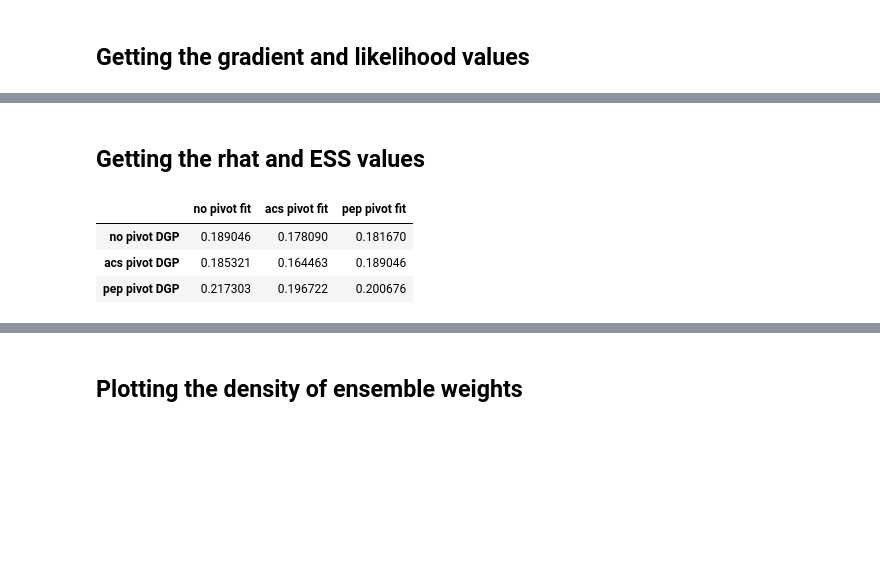
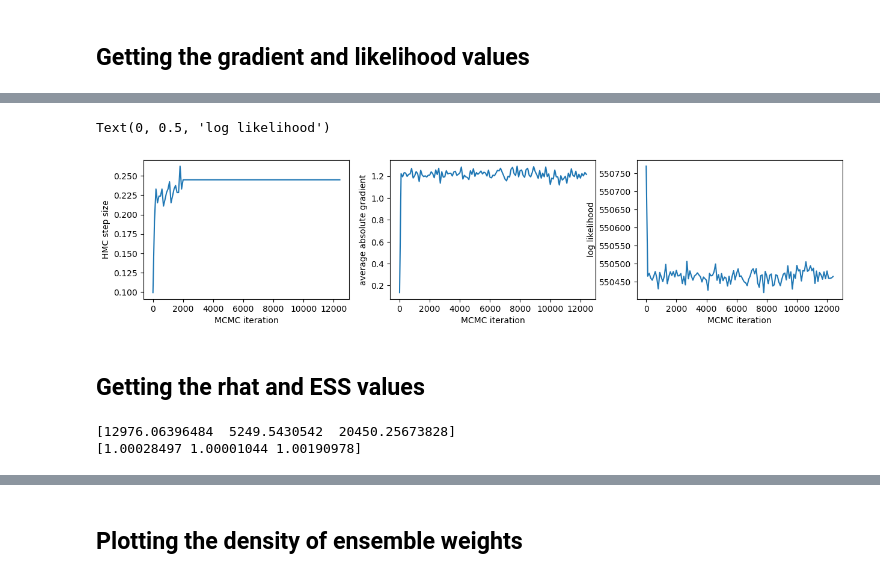
Before and after one commit to nickblink/pop_ensemble, a Jupyter notebook: code/train2010 - CAR debug.ipynb, the cells around one changed output, grey strips where cells are left out. Cells and saved outputs as stored; diff of their text form; code cells hidden in the pictures; blank space fills up the shorter version.

Commit message:
Cleaned plotting for single runs

```diff
--- a/code/train2010 - CAR debug.ipynb
+++ b/code/train2010 - CAR debug.ipynb
@@ -94,6 +95,7 @@ res_dict = {'CAR_samples': CAR_samples,
             'phi_true': phi_true,
             'u_true': u_true,
             'data': data,
+            'adjacency': adj_NY,
             'pivot_fit': pivot_fit,
             'pivot_DGP': pivot_DGP,
             'models': models,
@@ -133,7 +116,7 @@ with open(local_dir + 'CAR_samples_NY_n10000_realdata_div1000_2models_June132023
 # %%
 local_dir = 'C:/Users/Admin-Dell/Dropbox/Nick_Cranston/HSPH/Research/Nethery Project/Data/'
 #local_dir = 'C:/Users/nickl/Dropbox/Nick_Cranston/HSPH/Research/Nethery Project/Data/'
-file = local_dir + 'CAR_samples_NY_n10000_realdata_div1000_2models_May152023.pickle'
+file = local_dir + 'CAR_samples_NY_n10000_realdata_div1000_2models_June132023.pickle'
 with open(file, "rb") as input_file:
      #CAR_samples, chain_samples, sampler_stat, mcmc_config, phi_true, u_true, data_sub = pickle.load(input_file)
-    res_dict, mcmc_config = pickle.load(input_file)
+    res_dict = pickle.load(input_file)
@@ -142,2 +123,4 @@ models = ['acs', 'pep']
+# %%
+res_dict['adjacency'] = adj_NY
 # %% [markdown]
 ## Getting the gradient and likelihood values
@@ -168,0 +127,3 @@ res
+# %%
+target_log_prob_fn = get_log_prob_from_results(res_dict)
+res = pull_gradient_wrapper(res_dict['chain_samples'], target_log_prob_fn, step_sizes = res_dict['sampler_stat'][0].numpy())
@@ -169,21 +157,34 @@ res
+# %%
+plt.rcParams['figure.figsize'] = [15, 3]
+
+plt.subplot(1, 3, 1)
+plt.plot(res['iter'],res['step_size'])
+plt.xlabel('MCMC iteration')
+plt.ylabel('HMC step size')
+
+plt.subplot(1, 3, 2)
+plt.plot(res['iter'],res['mean_abs_grad'])
+plt.xlabel('MCMC iteration')
+plt.ylabel('average absolute gradient')
+
+plt.subplot(1, 3, 3)
+plt.plot(res['iter'],res['logL'])
+plt.xlabel('MCMC iteration')
+plt.ylabel('log likelihood')
+# %% [output]
+Text(0, 0.5, 'log likelihood')
+[figure, added]
 # %% [markdown]
 ## Getting the rhat and ESS values
-# %%
-stepsize_vec = list()
-for key in res_dict.keys():
-    sampler_stat = res_dict[key][2]
-    stepsize_vec.append(sampler_stat[0][0].numpy())
-
-# make the data frame
-df_stepsize = pd.DataFrame(np.reshape(np.array(stepsize_vec), (3,3)),
-                       index = ['no pivot DGP','acs pivot DGP','pep pivot DGP'],
-                       columns = ['no pivot fit','acs pivot fit','pep pivot fit'])
-df_stepsize
-# %% [output]
-|  | no pivot fit | acs pivot fit | pep pivot fit |
-| no pivot DGP | 0.189046 | 0.178090 | 0.181670 |
-| acs pivot DGP | 0.185321 | 0.164463 | 0.189046 |
-| pep pivot DGP | 0.217303 | 0.196722 | 0.200676 |
+# %%
+u_samples = phi_to_u(res_dict['chain_samples'])
+ESS = tfp.mcmc.effective_sample_size(u_samples, cross_chain_dims = 1).numpy()
+rhat = tfp.mcmc.potential_scale_reduction(res_dict['chain_samples'], independent_chain_ndims=1).numpy()
+print(np.quantile(ESS, [0.5, 0.025, 0.975]))
+print(np.quantile(rhat, [0.5, 0.025, 0.975]))
+# %% [output]
+[12976.06396484  5249.5430542  20450.25673828]
+[1.00028497 1.00001044 1.00190978]
 # %%
 ## Get the convergence diagnostics from model fits
 rhat_vec = []
```
Also changed, not shown: parts of 20 cells of this notebook, 1 other file.
